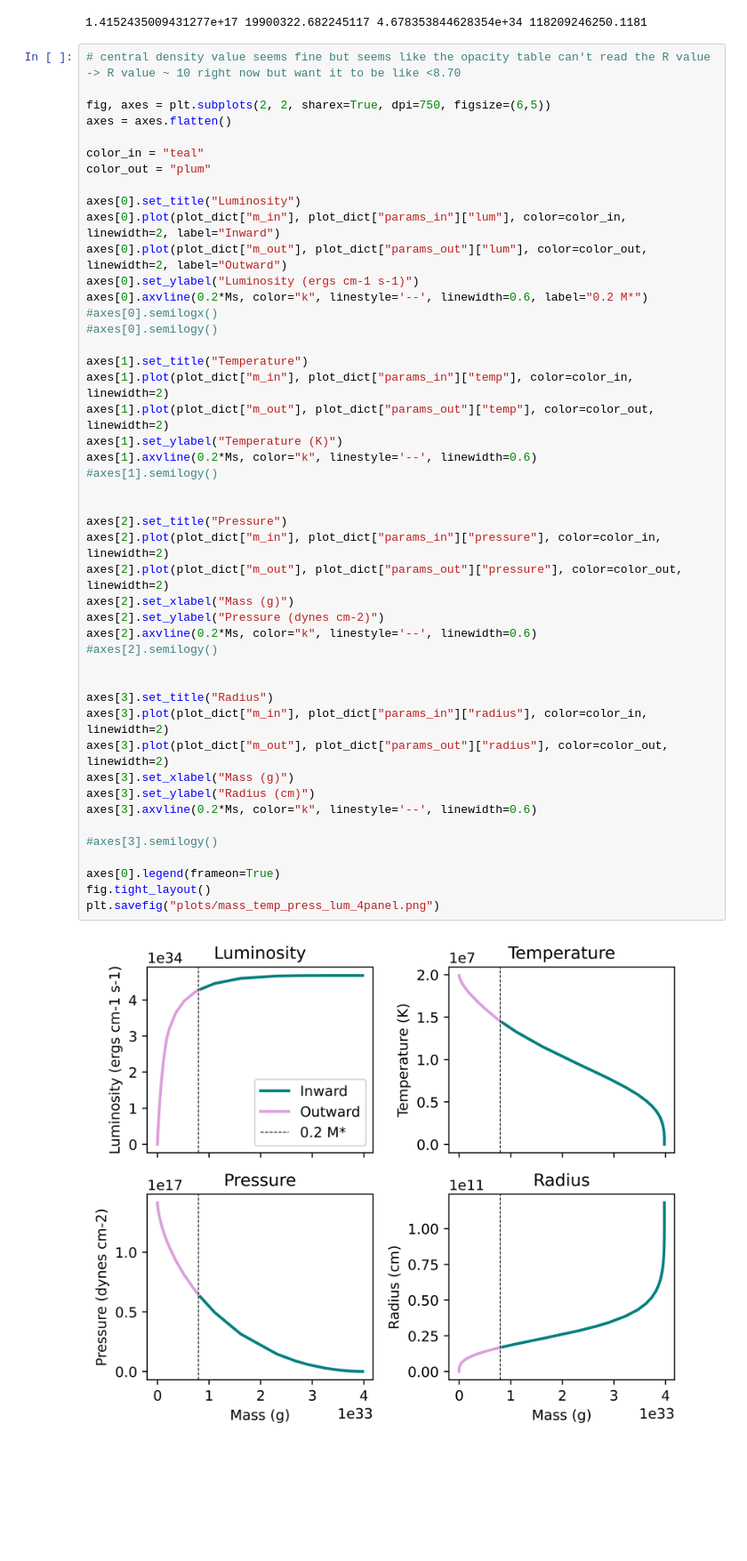
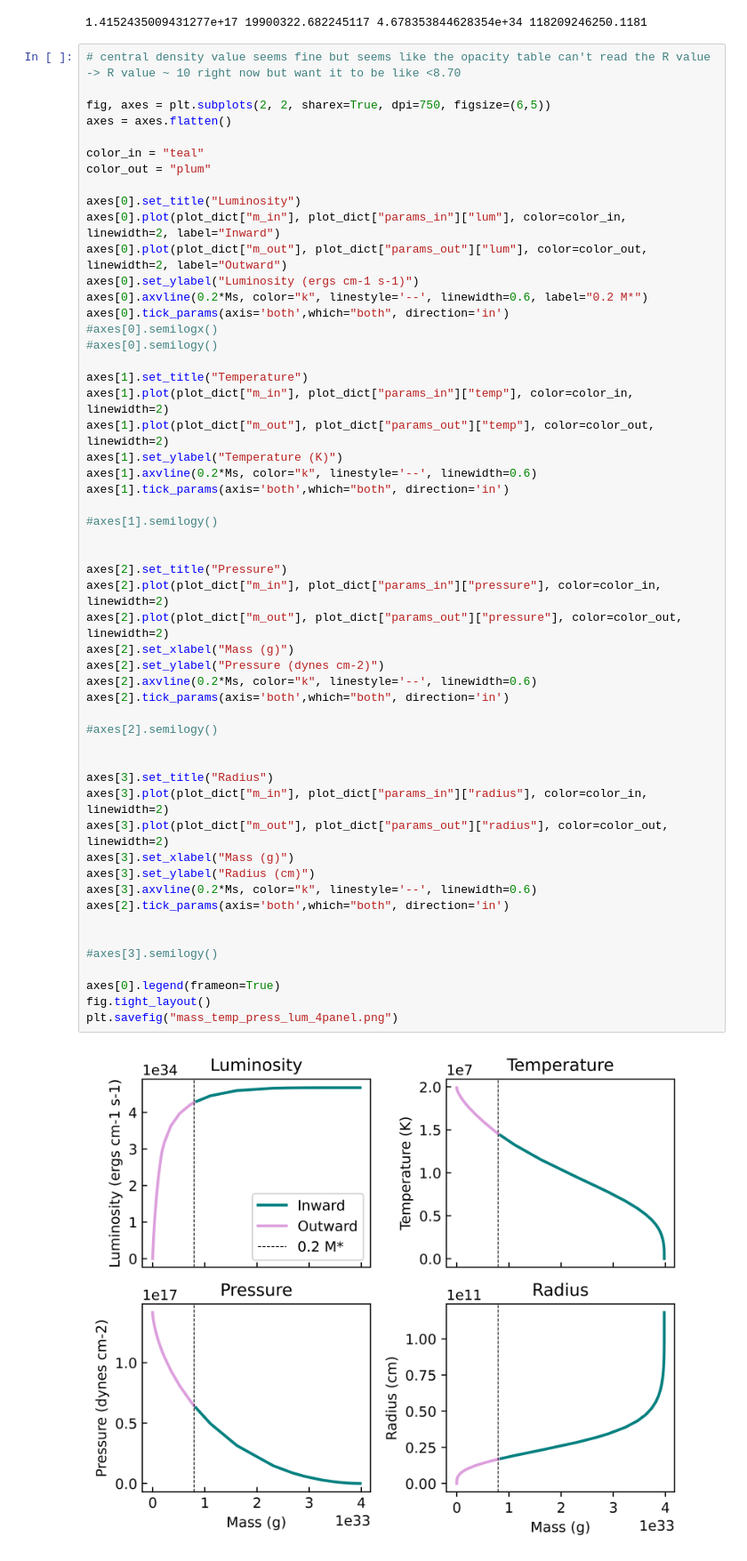
Before and after one commit to ashmessier/SS_calculation, a Jupyter notebook: test_functions.ipynb, the cells around one changed output. Shown at 89% size. Drawn from its saved outputs; the diff is of its cells as text; blank space fills up the shorter version.

```diff
--- a/test_functions.ipynb
+++ b/test_functions.ipynb
@@ -179,38 +181,45 @@ axes[0].plot(plot_dict["m_in"], plot_dict["params_in"]["lum"], color=color_in, l
 axes[0].plot(plot_dict["m_out"], plot_dict["params_out"]["lum"], color=color_out, linewidth=2, label="Outward")
 axes[0].set_ylabel("Luminosity (ergs cm-1 s-1)")
 axes[0].axvline(0.2*Ms, color="k", linestyle='--', linewidth=0.6, label="0.2 M*")
+axes[0].tick_params(axis='both',which="both", direction='in')
 #axes[0].semilogx()
 #axes[0].semilogy()
 
 axes[1].set_title("Temperature")
 axes[1].plot(plot_dict["m_in"], plot_dict["params_in"]["temp"], color=color_in, linewidth=2)
 axes[1].plot(plot_dict["m_out"], plot_dict["params_out"]["temp"], color=color_out, linewidth=2)
 axes[1].set_ylabel("Temperature (K)")
 axes[1].axvline(0.2*Ms, color="k", linestyle='--', linewidth=0.6)
+axes[1].tick_params(axis='both',which="both", direction='in')
+
 #axes[1].semilogy()
 
 
 axes[2].set_title("Pressure")
 axes[2].plot(plot_dict["m_in"], plot_dict["params_in"]["pressure"], color=color_in, linewidth=2)
 axes[2].plot(plot_dict["m_out"], plot_dict["params_out"]["pressure"], color=color_out, linewidth=2)
 axes[2].set_xlabel("Mass (g)")
 axes[2].set_ylabel("Pressure (dynes cm-2)")
 axes[2].axvline(0.2*Ms, color="k", linestyle='--', linewidth=0.6)
+axes[2].tick_params(axis='both',which="both", direction='in')
+
 #axes[2].semilogy()
 
 
 axes[3].set_title("Radius")
 axes[3].plot(plot_dict["m_in"], plot_dict["params_in"]["radius"], color=color_in, linewidth=2)
 axes[3].plot(plot_dict["m_out"], plot_dict["params_out"]["radius"], color=color_out, linewidth=2)
 axes[3].set_xlabel("Mass (g)")
 axes[3].set_ylabel("Radius (cm)")
 axes[3].axvline(0.2*Ms, color="k", linestyle='--', linewidth=0.6)
+axes[2].tick_params(axis='both',which="both", direction='in')
+
 
 #axes[3].semilogy()
 
 axes[0].legend(frameon=True)
 fig.tight_layout()
-plt.savefig("plots/mass_temp_press_lum_4panel.png")
+plt.savefig("mass_temp_press_lum_4panel.png")
 # %% [output]
-[figure, old version]
+[figure, new version]
 # %% [markdown]
```
Also changed, not shown: parts of 17 cells of this notebook, 21 other files.
